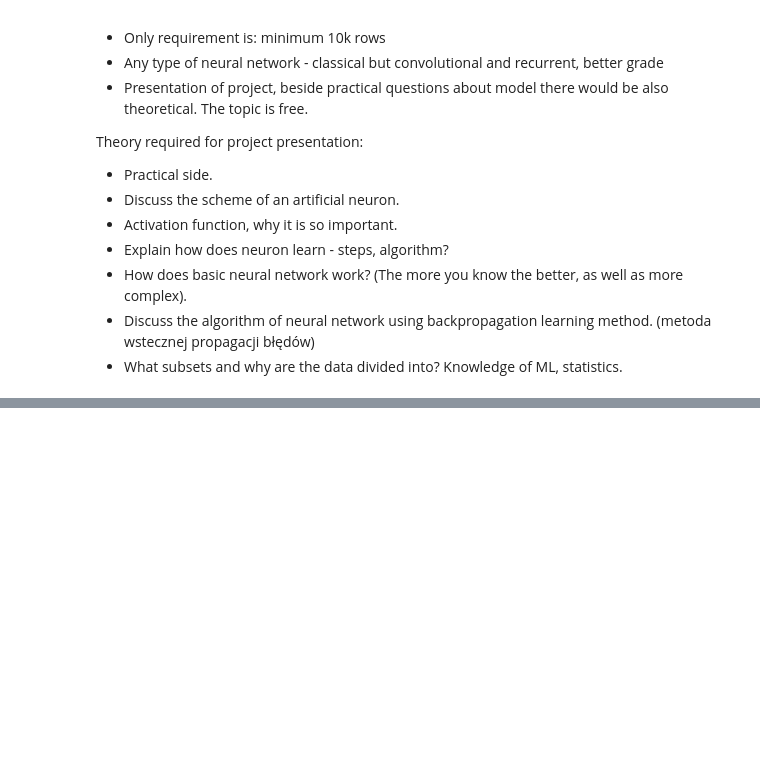
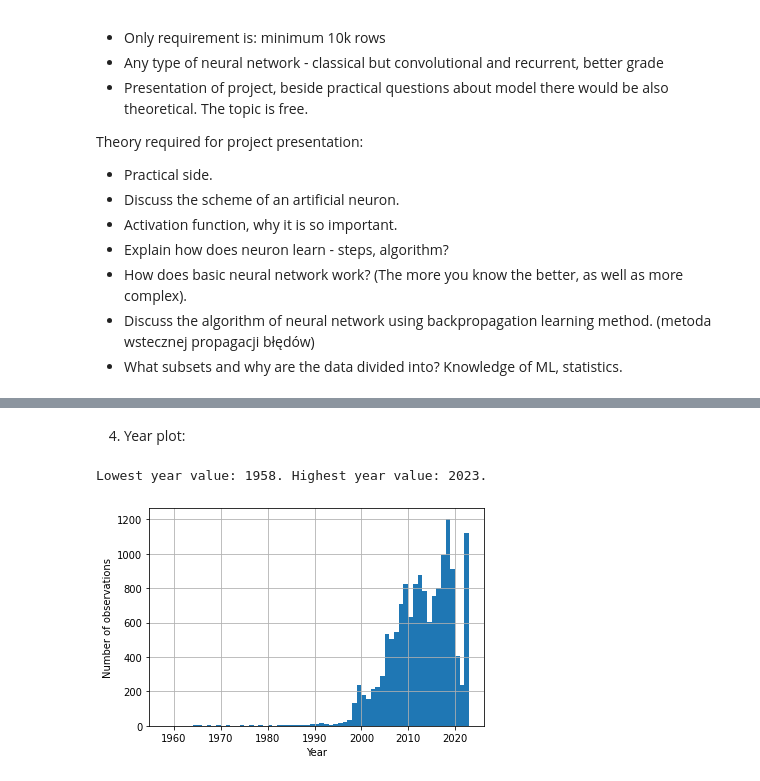
Before and after one commit to PsimonL/AI_Assesment, a Jupyter notebook: main.ipynb, the cells around one changed output, grey strips where cells are left out. Cells and saved outputs as stored; diff of their text form; code cells hidden in the pictures; blank space fills up the shorter version.

```diff
--- a/main.ipynb
+++ b/main.ipynb
@@ -89,0 +99,13 @@ list_of_models = VolkswagenModel.list_of_models
+# %% [markdown]
+4. Year plot:
+# %%
+min = df["Year"].min()
+max = df["Year"].max()
+print(f"Lowest year value: {min}. Highest year value: {max}.")
+year_plot = df["Year"].plot.hist(bins=(max-min), grid=True)
+year_plot.set_xlabel("Year")
+year_plot.set_ylabel("Number of observations")
+plt.show()
+# %% [output]
+Lowest year value: 1958. Highest year value: 2023.
+[figure, added]
```
Also changed, not shown: parts of 18 cells of this notebook, 1 other file.
